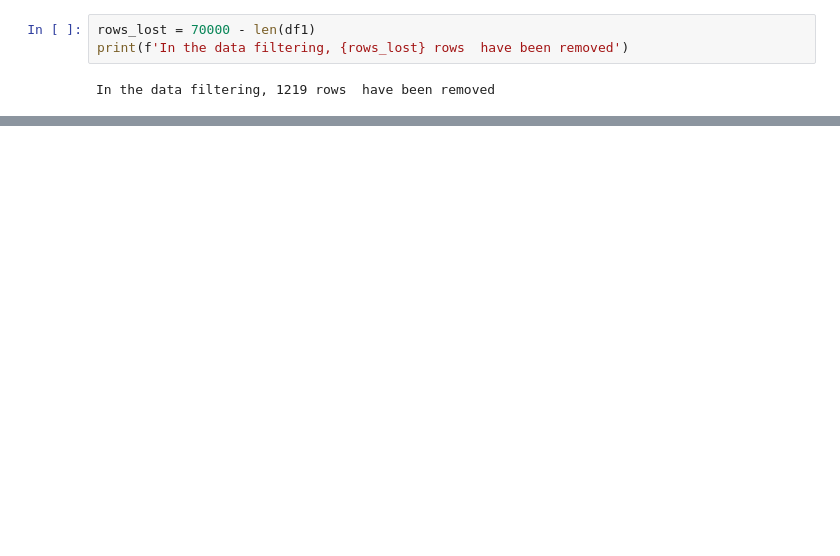
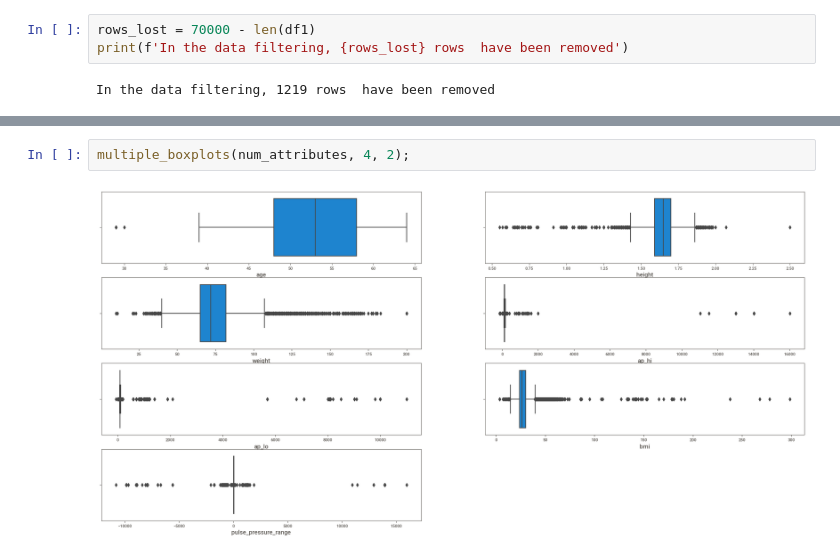
Before and after one commit to GuttoF/cardio_catch_disease, a Jupyter notebook: notebooks/c01.ipynb, the cells around one changed output, grey strips where cells are left out. Saved outputs shown, nothing was run; the diff lists cells and outputs as text; blank space fills up the shorter version.

```diff
--- a/notebooks/c01.ipynb
+++ b/notebooks/c01.ipynb
@@ -569,0 +823,4 @@ categorical_metrics(df1, 'period_of_life')
+# %%
+multiple_boxplots(num_attributes, 4, 2);
+# %% [output]
+[figure, added]
```
Also changed, not shown: parts of 121 cells of this notebook, 13 other files.
